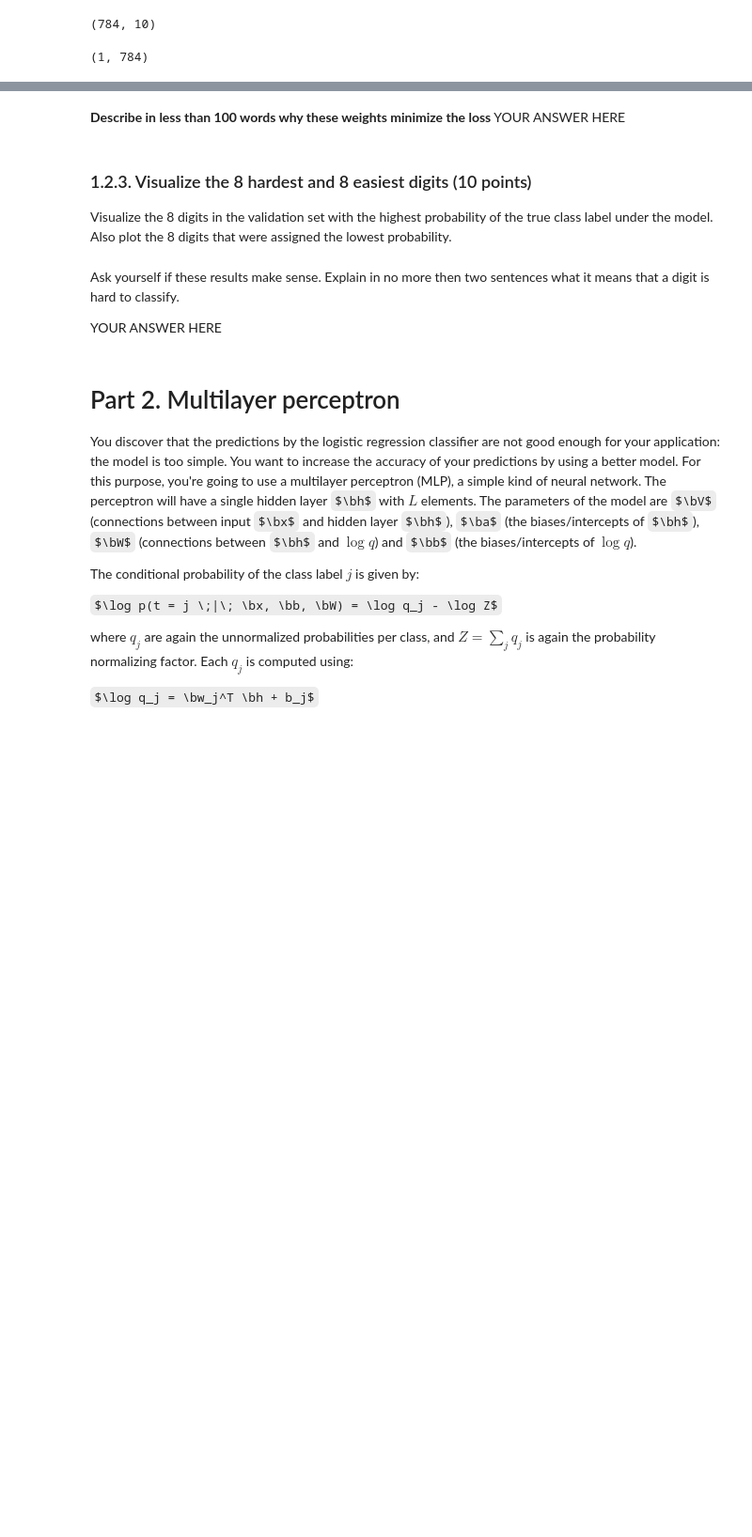
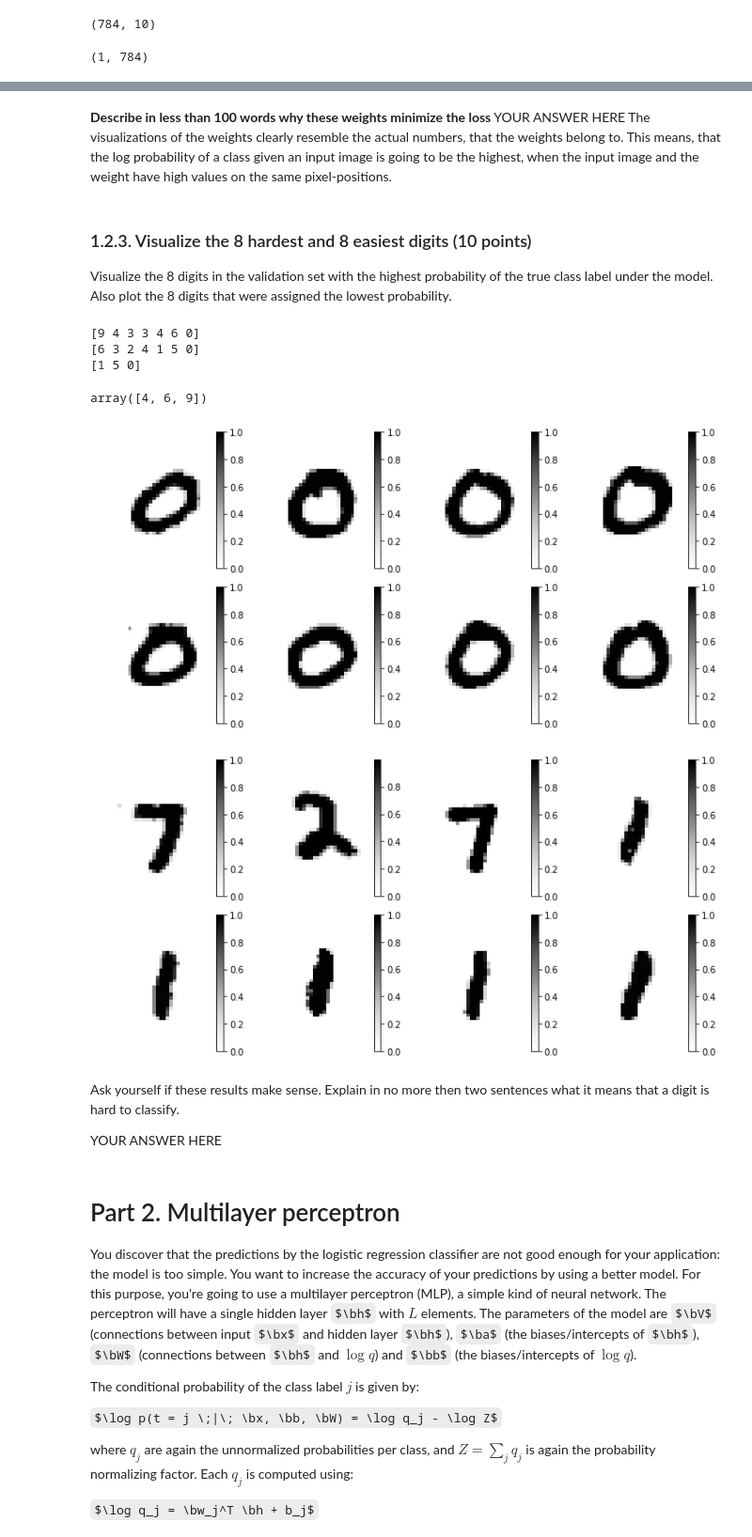
Before and after one commit to Curlykonda/machine-learning-1, a Jupyter notebook: lab2/lab2-wip.ipynb, the cells around one changed output, grey strips where cells are left out. Shown: that part at 94% size. Cells and saved outputs as stored; diff of their text form; code cells hidden in the pictures; some formulas as TeX source; blank space fills up the shorter version.

Commit message:
Hardest and lowest images plot

```diff
--- a/lab2/lab2-wip.ipynb
+++ b/lab2/lab2-wip.ipynb
@@ -355,7 +355,7 @@ def get_log_q_and_log_Z(x, t, w, b):
 # %%
 def logreg(x, t, w, b):
     log_q, log_Z = get_log_q_and_log_Z(x, t, w, b)
-    return log_q + log_Z
+    return log_q - log_Z
 # %%
 # 1.1.2 Compute gradient of log p(t|x;w,b) wrt w and b
 def logreg_gradient(x, t, w, b):
@@ -621,9 +621,49 @@ plot_digits(w.T, 2)
-# %% [markdown]
-**Describe in less than 100 words why these weights minimize the loss**
-YOUR ANSWER HERE
+# %% [markdown]
+**Describe in less than 100 words why these weights minimize the loss**
+YOUR ANSWER HERE
+The visualizations of the weights clearly resemble the actual numbers, that the weights belong to. This means, that the log probability of a class given an input image is going to be the highest, when the input image and the weight have high values on the same pixel-positions.
 # %% [markdown]
 ### 1.2.3. Visualize the 8 hardest and 8 easiest digits (10 points)
 Visualize the 8 digits in the validation set with the highest probability of the true class label under the model.
 Also plot the 8 digits that were assigned the lowest probability.
+# %%
+a = np.array([9, 4, 3, 3, 4, 6, 0])
+print(a)
+
+ind = np.argpartition(a, -3)
+print(ind)
+ind = ind[-3:]
+print(ind)
+
+a[ind]
+# %% [output]
+[9 4 3 3 4 6 0]
+[6 3 2 4 1 5 0]
+[1 5 0]
+array([4, 6, 9])
+# %%
+logp_valid = np.array([logreg(x, t, w, b)[0] for x, t in zip(x_valid, t_valid)])
+
+ind_highest = np.argpartition(logp_valid, -8)[-8:]
+highest_logp = logp_valid[ind_highest]
+highest_img = x_valid[ind_highest]
+
+highest_sorted_ind = np.argsort(highest_logp)
+highest_sorted_img = highest_img[highest_sorted_ind]
+
+
+ind_lowest = np.argpartition(logp_valid, 8)[:8]
+lowest_logp = logp_valid[ind_lowest]
+lowest_img = x_valid[ind_lowest]
+
+lowest_sorted_ind = np.argsort(lowest_logp)
+lowest_sorted_img = lowest_img[lowest_sorted_ind]
+
+plt.figure(figsize(10,5))
+plot_digits(highest_sorted_img, 4)
+plot_digits(lowest_sorted_img, 4)
+# %% [output]
+[figure, added]
+[figure, added]
 # %%
 # YOUR CODE HERE
```
Also changed, not shown: parts of 4 cells of this notebook.
